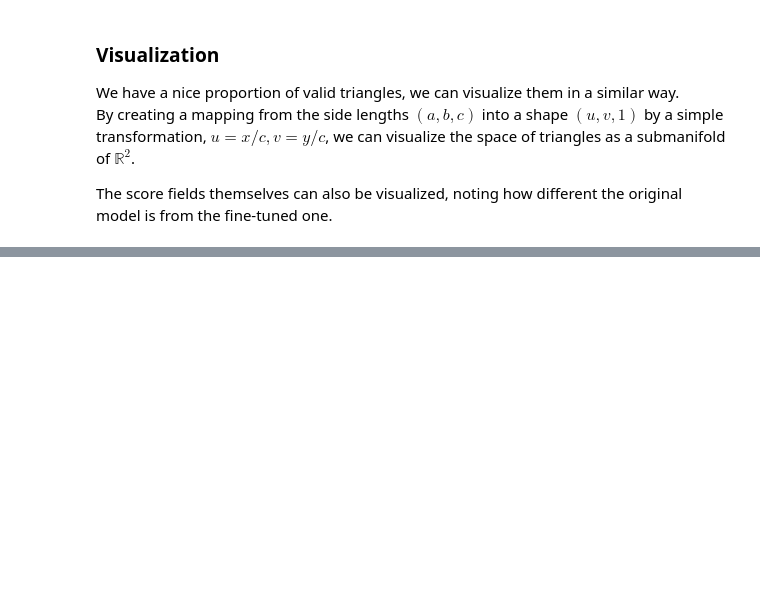
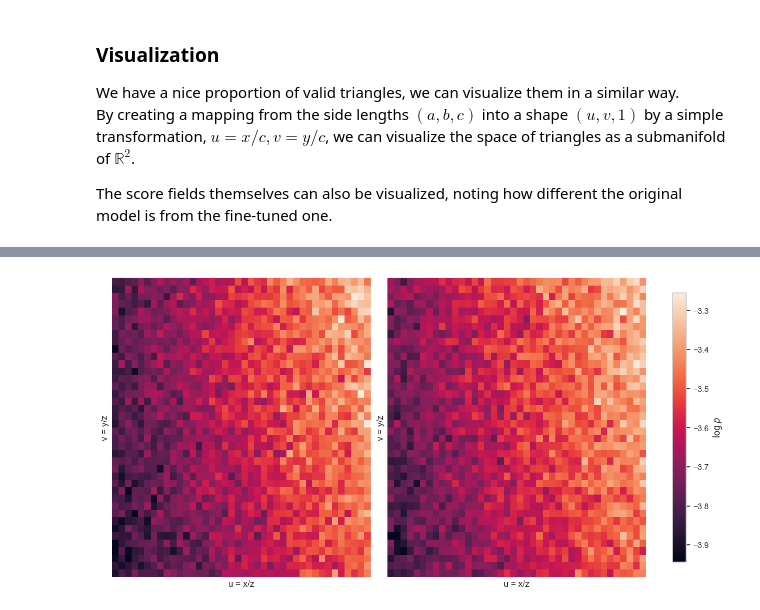
Before and after one commit to tuomorphism/diffusion-on-the-edge, a Jupyter notebook: blog/02-maximal_learning.ipynb, the cells around one changed output, grey strips where cells are left out. Saved outputs shown, nothing was run; the diff lists cells and outputs as text; code cells hidden in the pictures; blank space fills up the shorter version.

```diff
--- a/blog/02-maximal_learning.ipynb
+++ b/blog/02-maximal_learning.ipynb
@@ -635,0 +647,2 @@ sns.scatterplot(x = uv_tuned_samples[:, 0], y = uv_tuned_samples[:, 1], alpha=0.
+# %%
+density_prior_variance = (sigma_coeff ** 2) / (2 * lambda_coeff) * (1 - np.exp(-2 * lambda_coeff * 1.0)) # T = 1.0
@@ -635,0 +682,34 @@ sns.scatterplot(x = uv_tuned_samples[:, 0], y = uv_tuned_samples[:, 1], alpha=0.
+# %%
+plotting_c = -0.01
+logp, _, _ = make_uv_heatmap_with_pfode(score_model, f_fn=f_fn_torch, g_fn=g_fn_torch, prior_variance=density_prior_variance, c = plotting_c)
+logp_student, _, _ = make_uv_heatmap_with_pfode(student_tuning, f_fn=f_fn_torch, g_fn=g_fn_torch, prior_variance=density_prior_variance, c = plotting_c)
+
+fig, ax = plt.subplots(1, 2, figsize=(12,6), constrained_layout=True)
+original_map = sns.heatmap(
+    logp,
+    ax=ax[0],
+    cbar=False,
+    mask=np.isnan(logp) if 'logp' in locals() else None,  # or mask=~mask
+    xticklabels=False, yticklabels=False  # turn off if res is large
+)
+ax[0].set_xlabel("u = x/z")
+ax[0].set_ylabel("v = y/z")
+ax[0].invert_yaxis()
+
+student_map = sns.heatmap(
+    logp_student,
+    ax=ax[1],
+    cbar=False,
+    mask=np.isnan(logp) if 'logp' in locals() else None,
+    xticklabels=False,
+    yticklabels=False
+)
+ax[1].set_xlabel("u = x/z")
+ax[1].set_ylabel("v = y/z")
+ax[1].invert_yaxis()
+
+cbar = fig.colorbar(original_map.collections[0], ax=ax, location="right", shrink=0.9)
+cbar.set_label("$\\log p$")
+plt.show()
+# %% [output]
+[figure, added]
```
Also changed, not shown: parts of 14 cells of this notebook, 3 other files.
